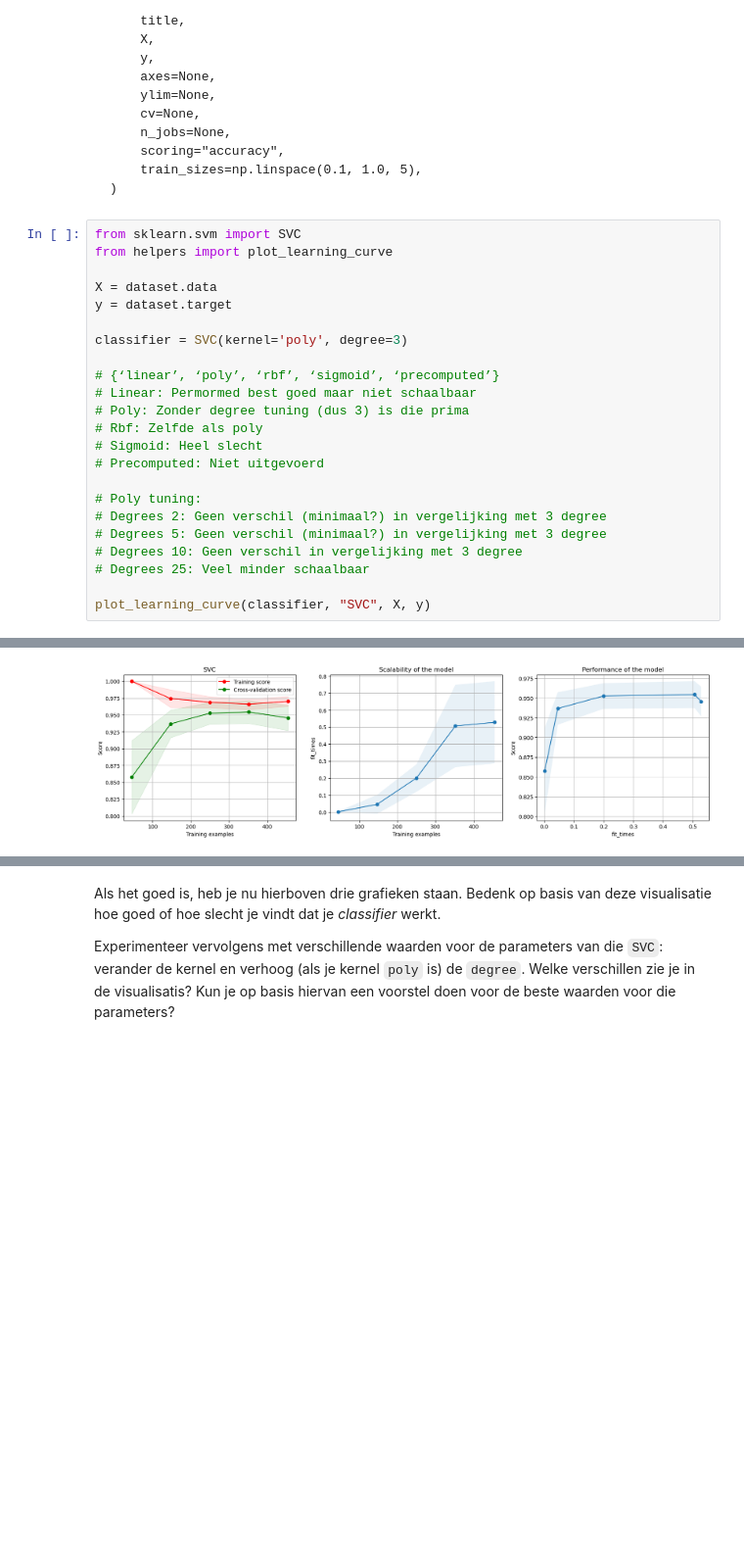
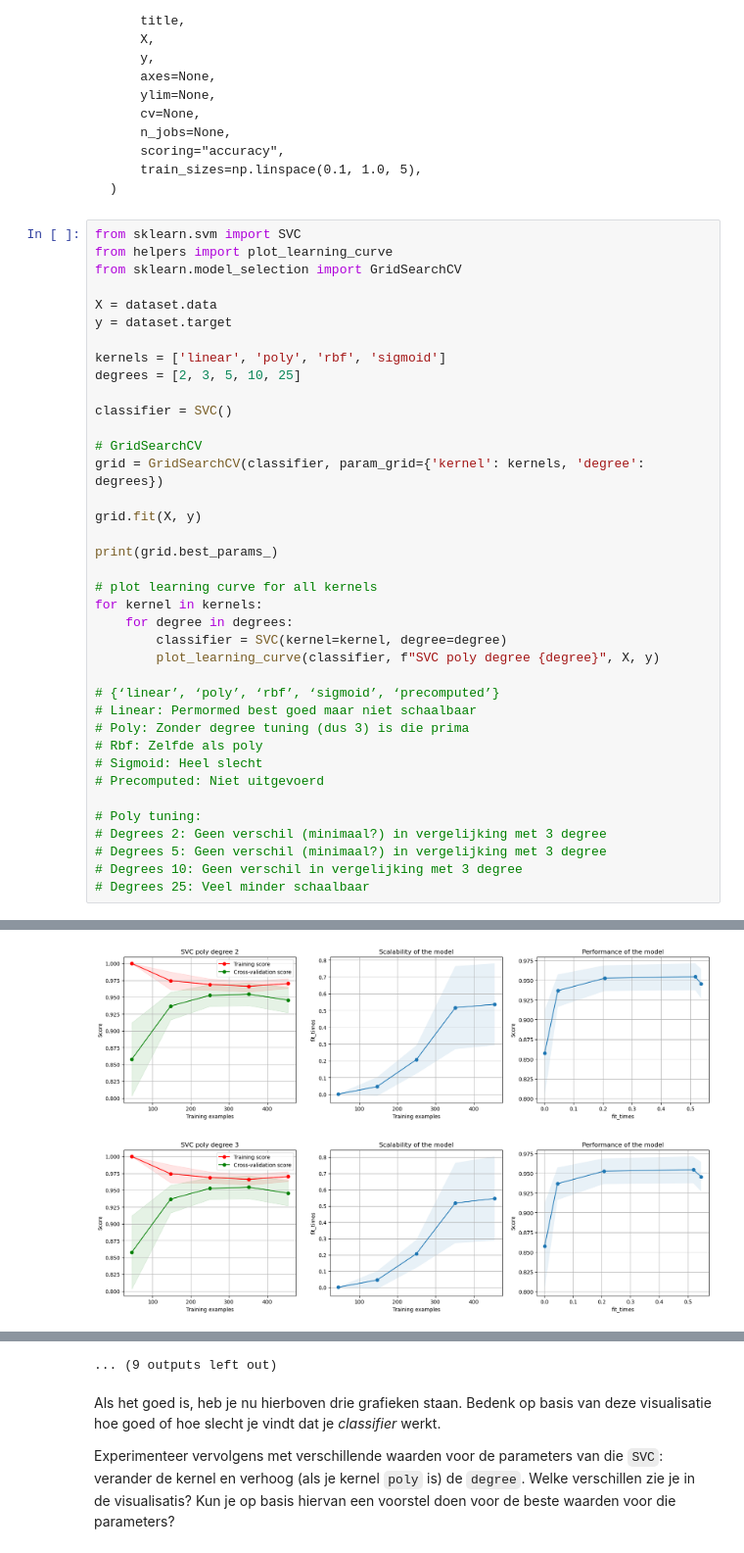
Before and after one commit to ReinderN/Machine-Learning, a Jupyter notebook: docs/files/Week 5-6/opgave3-2.ipynb, the cells around one changed output, grey strips where cells are left out. Shown at 98% size. Saved outputs shown, nothing was run; the diff lists cells and outputs as text; blank space fills up the shorter version.

```diff
--- a/docs/files/Week 5-6/opgave3-2.ipynb
+++ b/docs/files/Week 5-6/opgave3-2.ipynb
@@ -79,11 +79,28 @@ plot_learning_curve(
 # %%
 from sklearn.svm import SVC
 from helpers import plot_learning_curve
+from sklearn.model_selection import GridSearchCV
 
 X = dataset.data
 y = dataset.target
 
-classifier = SVC(kernel='poly', degree=3)
+kernels = ['linear', 'poly', 'rbf', 'sigmoid']
+degrees = [2, 3, 5, 10, 25]
+
+classifier = SVC()
+
+# GridSearchCV
+grid = GridSearchCV(classifier, param_grid={'kernel': kernels, 'degree': degrees})
+
+grid.fit(X, y)
+
+print(grid.best_params_)
+
+# plot learning curve for all kernels
+for kernel in kernels:
+    for degree in degrees:
+        classifier = SVC(kernel=kernel, degree=degree)
+        plot_learning_curve(classifier, f"SVC poly degree {degree}", X, y)
 
 # {‘linear’, ‘poly’, ‘rbf’, ‘sigmoid’, ‘precomputed’}
 # Linear: Permormed best goed maar niet schaalbaar
@@ -97,6 +114,4 @@ classifier = SVC(kernel='poly', degree=3)
 # Degrees 5: Geen verschil (minimaal?) in vergelijking met 3 degree
 # Degrees 10: Geen verschil in vergelijking met 3 degree
 # Degrees 25: Veel minder schaalbaar
-
-plot_learning_curve(classifier, "SVC", X, y)
 # %% [output]
@@ -104 +119,2 @@ plot_learning_curve(classifier, "SVC", X, y)
-[figure, old version]
+[figure, new version]
+[figure, added]
@@ -105,3 +130,4 @@ plot_learning_curve(classifier, "SVC", X, y)
+... (9 outputs left out)
 # %% [markdown]
 Als het goed is, heb je nu hierboven drie grafieken staan. Bedenk op basis van deze visualisatie hoe goed of hoe slecht je vindt dat je *classifier* werkt.
 
```
Also changed, not shown: parts of 5 cells of this notebook, 14 other files.
